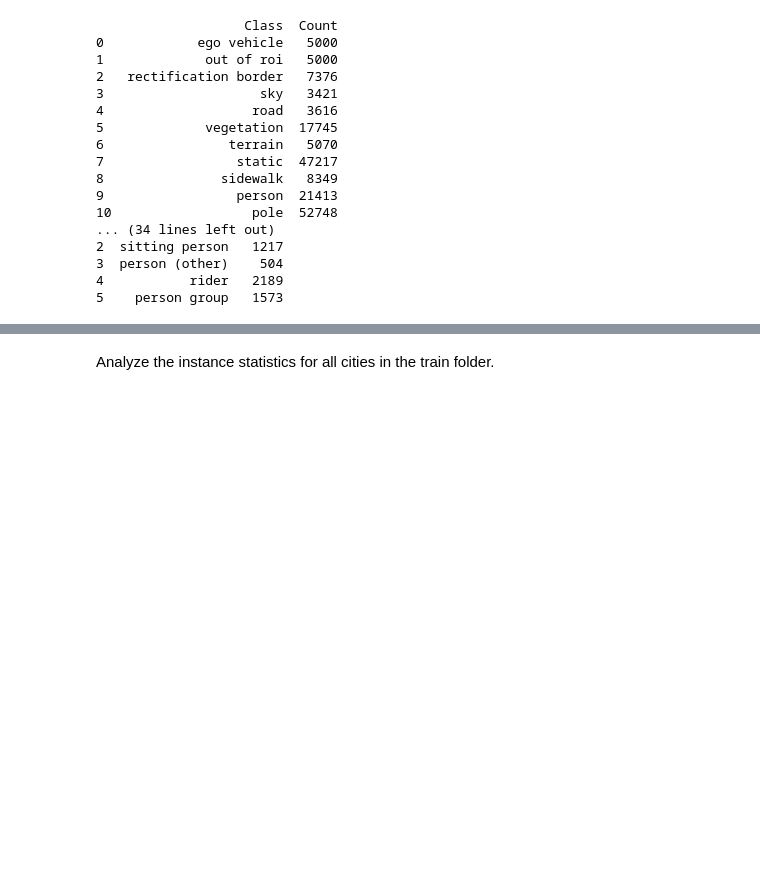
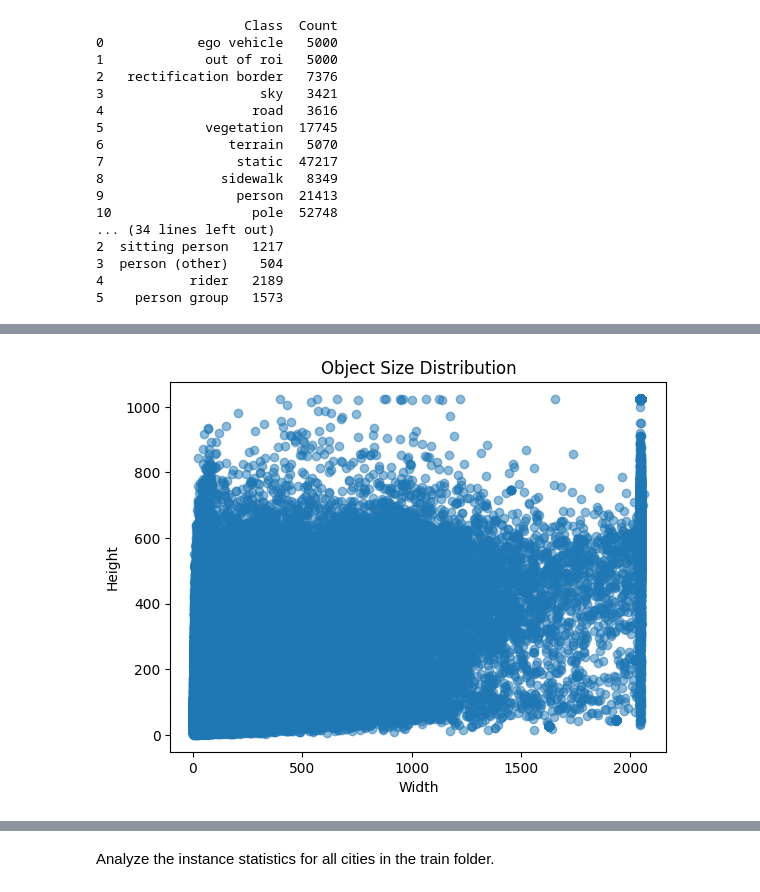
Before and after one commit to raz0208/City-Person-Dataset-EDA, a Jupyter notebook: CityPersonDatasetEDA.ipynb, the cells around one changed output, grey strips where cells are left out. Cells and saved outputs as stored; diff of their text form; code cells hidden in the pictures; blank space fills up the shorter version.

```diff
--- a/CityPersonDatasetEDA.ipynb
+++ b/CityPersonDatasetEDA.ipynb
@@ -733,23 +746,25 @@ plt.show()
 # %%
 def calculate_object_sizes(json_files):
     sizes = []
     for file in json_files:
         with open(file, 'r') as f:
             data = json.load(f)
         for obj in data['objects']:
             polygon = np.array(obj['polygon'])
             bbox_width = polygon[:, 0].max() - polygon[:, 0].min()
             bbox_height = polygon[:, 1].max() - polygon[:, 1].min()
             sizes.append((bbox_width, bbox_height))
     return sizes
 
-object_sizes = calculate_object_sizes(json_files)
+object_sizes = calculate_object_sizes(gtFine_json_files)
 widths, heights = zip(*object_sizes)
 plt.scatter(widths, heights, alpha=0.5)
 plt.title("Object Size Distribution")
 plt.xlabel("Width")
 plt.ylabel("Height")
 plt.show()
+# %% [output]
+[figure, added]
 # %%
 # Visualize cities name and the number of images per each unique ID
 def gtFine_plot_city_counts(data, title, color):
```
Also changed, not shown: parts of 3 cells of this notebook.
